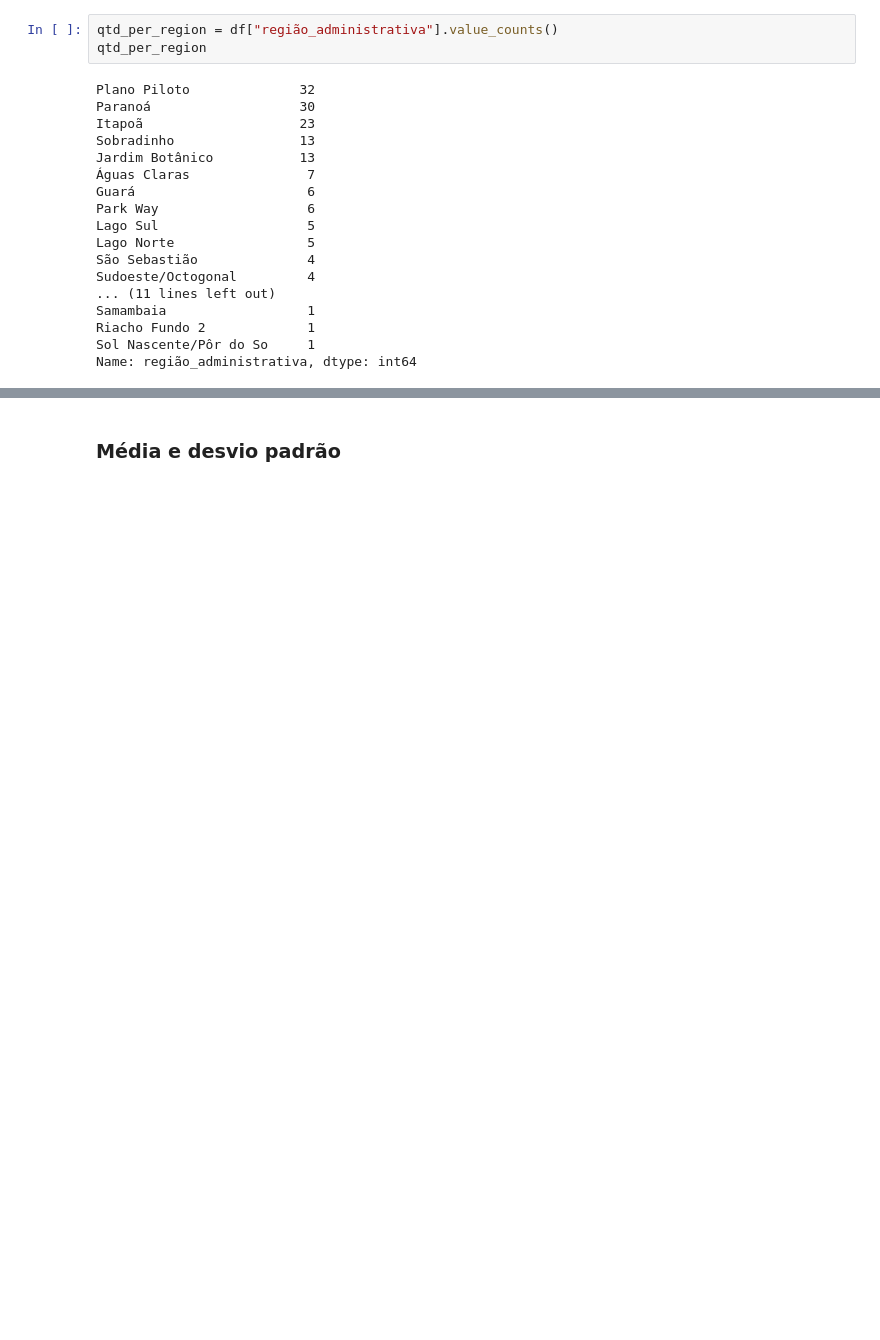
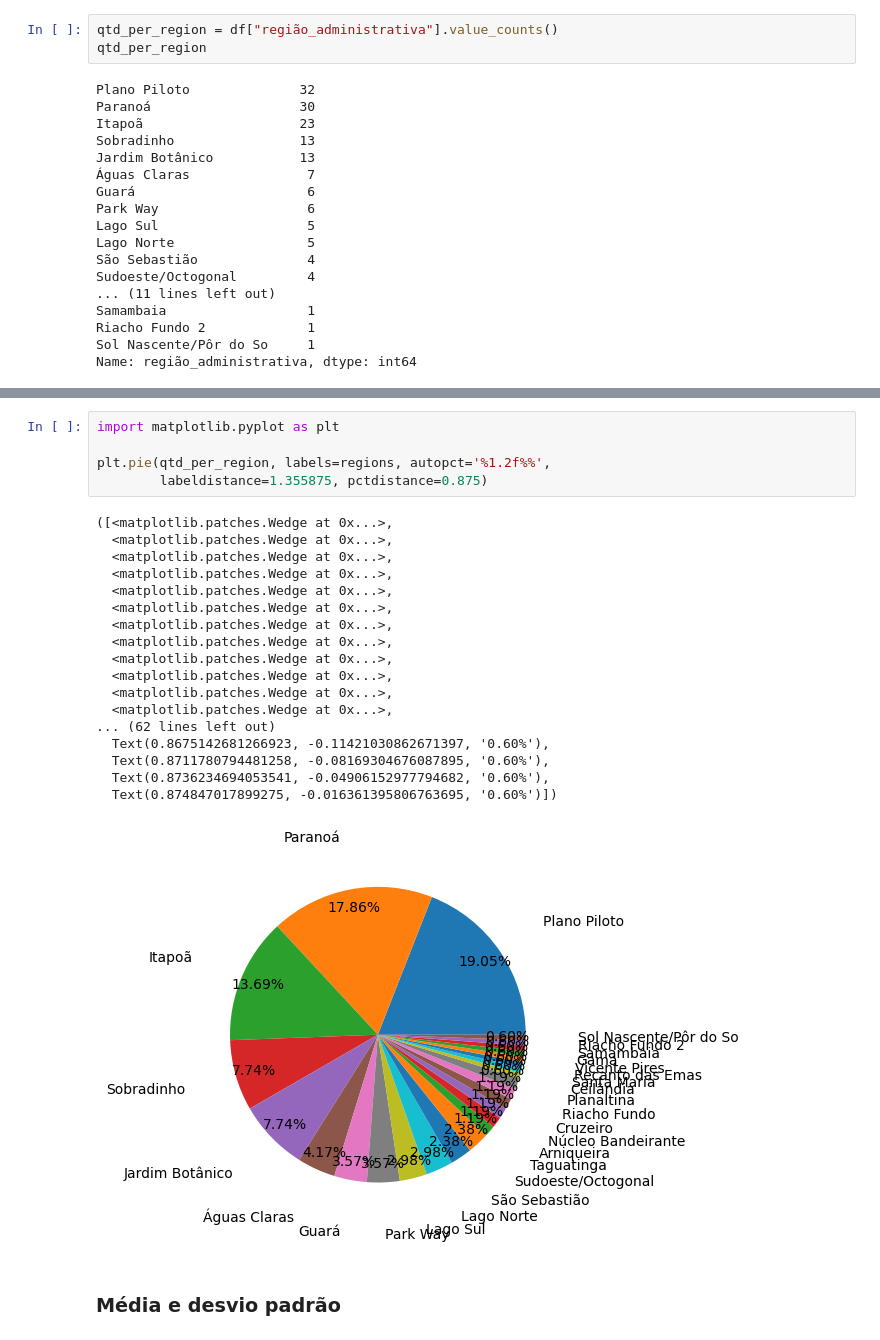
Before and after one commit to n3vrmr/data_studies, a Jupyter notebook: fcm_festival_alfa.ipynb, the cells around one changed output, grey strips where cells are left out. Saved outputs shown, nothing was run; the diff lists cells and outputs as text; blank space fills up the shorter version.

```diff
--- a/fcm_festival_alfa.ipynb
+++ b/fcm_festival_alfa.ipynb
@@ -251,3 +228,27 @@ plt.pie(qtd_per_region, labels=regions, autopct='%1.2f%%')
+# %%
+import matplotlib.pyplot as plt
+
+plt.pie(qtd_per_region, labels=regions, autopct='%1.2f%%',
+        labeldistance=1.355875, pctdistance=0.875)
+# %% [output]
+([<matplotlib.patches.Wedge at 0x...>,
+  <matplotlib.patches.Wedge at 0x...>,
+  <matplotlib.patches.Wedge at 0x...>,
+  <matplotlib.patches.Wedge at 0x...>,
+  <matplotlib.patches.Wedge at 0x...>,
+  <matplotlib.patches.Wedge at 0x...>,
+  <matplotlib.patches.Wedge at 0x...>,
+  <matplotlib.patches.Wedge at 0x...>,
+  <matplotlib.patches.Wedge at 0x...>,
+  <matplotlib.patches.Wedge at 0x...>,
+  <matplotlib.patches.Wedge at 0x...>,
+  <matplotlib.patches.Wedge at 0x...>,
+... (62 lines left out)
+  Text(0.8675142681266923, -0.11421030862671397, '0.60%'),
+  Text(0.8711780794481258, -0.08169304676087895, '0.60%'),
+  Text(0.8736234694053541, -0.04906152977794682, '0.60%'),
+  Text(0.874847017899275, -0.016361395806763695, '0.60%')])
+[figure, added]
 # %% [markdown]
 ### Média e desvio padrão
 # %%
```
Also changed, not shown: parts of 27 cells of this notebook.
